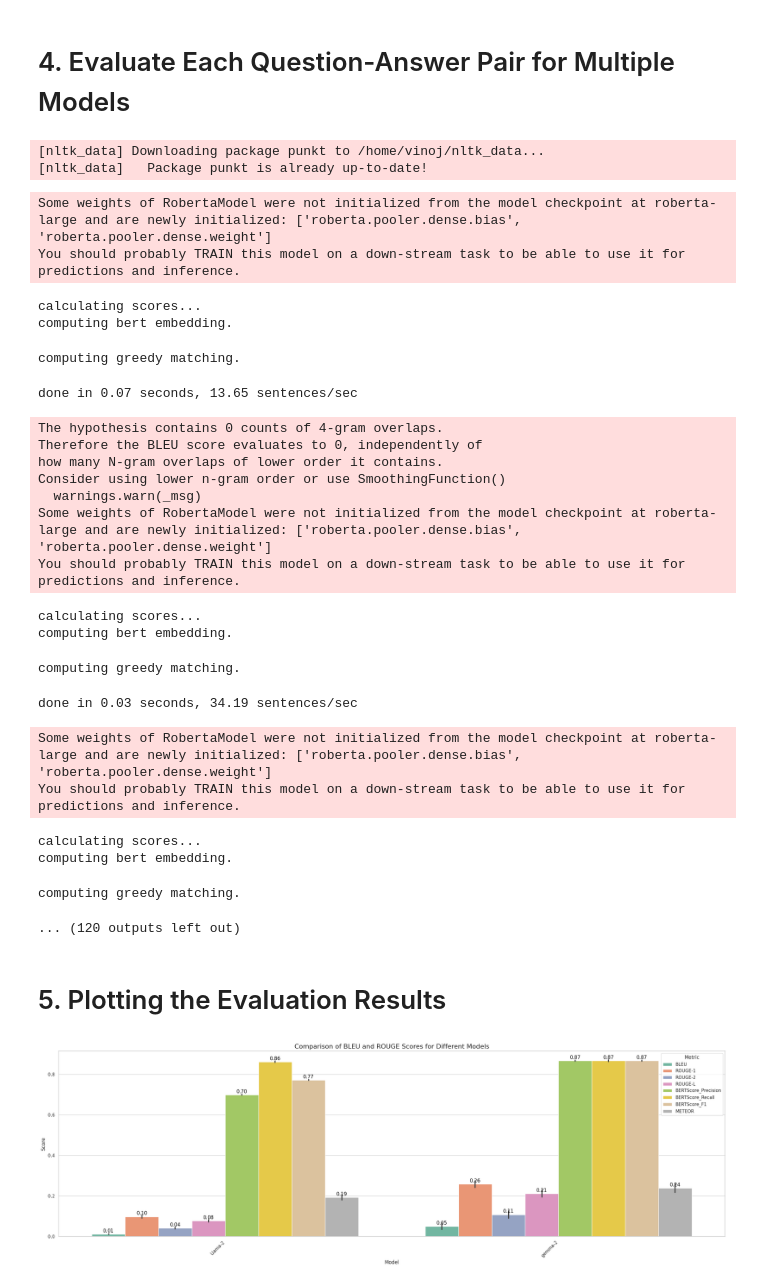
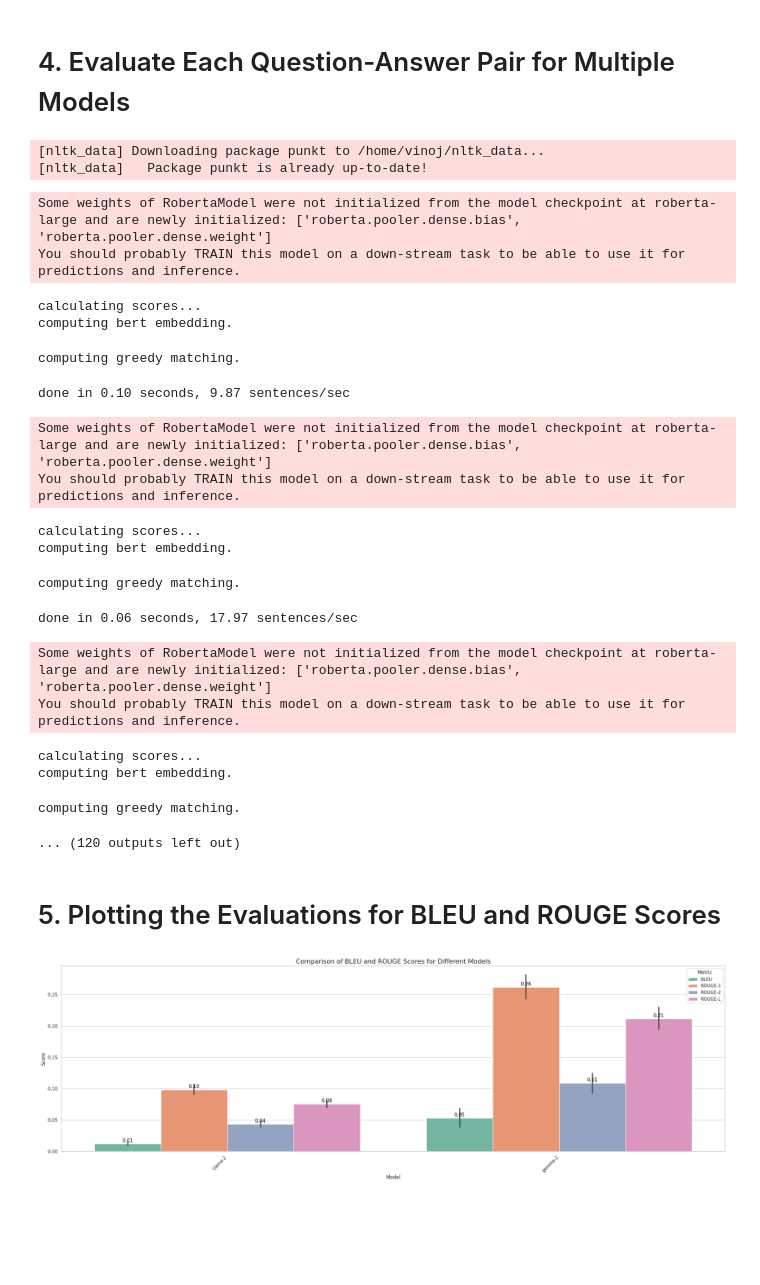
Before and after one commit to vinoj-umich/capstone, a Jupyter notebook: rag_evaluation.ipynb, the cells around one changed output. Drawn from its saved outputs; the diff is of its cells as text; code cells hidden in the pictures; blank space fills up the shorter version.

Commit message:
added more visualizations

```diff
--- a/rag_evaluation.ipynb
+++ b/rag_evaluation.ipynb
@@ -209,6 +223,7 @@ def ask(document_source, query, tokenizer, llm_model, temperature=0.5, max_new_t
 # %%
 # Ensure nltk's punkt tokenizer is downloaded
 nltk.download('punkt')
+embedding_model = SentenceTransformer('all-MiniLM-L6-v2')
 
 # Function to calculate BERTScore
 def evaluate_bertscore(reference, generated):
@@ -223,6 +238,17 @@ def evaluate_meteor(reference, generated):
 
     # Calculate and return the METEOR score
     return meteor_score.single_meteor_score(reference_tokens, generated_tokens)
+
+# Load a pre-trained Sentence Transformer model
+# Function to calculate Cosine Similarity
+def calculate_cosine_similarity(reference, generated):
+    # Encode sentences to embeddings
+    reference_embedding = embedding_model.encode([reference])
+    generated_embedding = embedding_model.encode([generated])
+
+    # Compute cosine similarity between the two embeddings
+    similarity = cosine_similarity(reference_embedding, generated_embedding)
+    return similarity[0][0]
 
 # Function to load model and tokenizer
 def get_model_id(model_name):
@@ -242,6 +268,9 @@ models = ["Llama-2", "gemma-2"]
 # Loop through the chunks in the dataframe (assuming each chunk is already grouped)
 for chunk_index, chunk in enumerate(df.groupby('para_id')):  # Assuming 'para_id' is the identifier
     chunk_data = chunk[1]  # Get the actual chunk
+
+    # if chunk_index  > 10: #For testing purpose only
+    #     break
 
     # Process each question-answer pair in the chunk
     for index, row in chunk_data.iterrows():
@@ -269,6 +298,10 @@ for chunk_index, chunk in enumerate(df.groupby('para_id')):  # Assuming 'para_id
             # Evaluate METEOR score
             meteor = evaluate_meteor(reference_answer, generated_answer)
 
+           # Calculate Cosine Similarity
+            cosine_similarity_score = calculate_cosine_similarity(reference_answer, generated_answer)
+
+
             # Append the results for this chunk, question, and model
             # print(f"Model: {model_name}")
             # print(f"Chunk: {chunk_index}")
@@ -293,7 +326,8 @@ for chunk_index, chunk in enumerate(df.groupby('para_id')):  # Assuming 'para_id
                 "BERTScore_Precision": bert_p,
                 "BERTScore_Recall": bert_r,
                 "BERTScore_F1": bert_f1,
-                "METEOR": meteor
+                "METEOR": meteor,
+                "Cosine_Similarity": cosine_similarity_score
             })
 
 # Convert evaluation results into a DataFrame
@@ -306,18 +340,13 @@ You should probably TRAIN this model on a down-stream task to be able to use it
 calculating scores...
 computing bert embedding.
 computing greedy matching.
-done in 0.07 seconds, 13.65 sentences/sec
+done in 0.10 seconds, 9.87 sentences/sec
-The hypothesis contains 0 counts of 4-gram overlaps.
-Therefore the BLEU score evaluates to 0, independently of
-how many N-gram overlaps of lower order it contains.
-Consider using lower n-gram order or use SmoothingFunction()
-  warnings.warn(_msg)
 Some weights of RobertaModel were not initialized from the model checkpoint at roberta-large and are newly initialized: ['roberta.pooler.dense.bias', 'roberta.pooler.dense.weight']
 You should probably TRAIN this model on a down-stream task to be able to use it for predictions and inference.
 calculating scores...
 computing bert embedding.
 computing greedy matching.
-done in 0.03 seconds, 34.19 sentences/sec
+done in 0.06 seconds, 17.97 sentences/sec
 Some weights of RobertaModel were not initialized from the model checkpoint at roberta-large and are newly initialized: ['roberta.pooler.dense.bias', 'roberta.pooler.dense.weight']
 You should probably TRAIN this model on a down-stream task to be able to use it for predictions and inference.
 calculating scores...
@@ -325,7 +354,7 @@ computing bert embedding.
 computing greedy matching.
 ... (120 outputs left out)
 # %% [markdown]
-# 5. Plotting the Evaluation Results
+# 5. Plotting the Evaluations for BLEU and ROUGE Scores
 # %%
 import matplotlib.pyplot as plt
 import seaborn as sns
@@ -333,34 +362,34 @@ import pandas as pd
 
 # Reshaping the data into a long format
 melted_scores = eval_df.melt(id_vars="Model",
-                                    value_vars=["BLEU", "ROUGE-1", "ROUGE-2", "ROUGE-L", 'BERTScore_Precision', 'BERTScore_Recall', 'BERTScore_F1', 'METEOR'],
+                                    value_vars=["BLEU", "ROUGE-1", "ROUGE-2", "ROUGE-L"],
                                     var_name="Metric",
                                     value_name="Score")
 
 # Set the plotting style
 sns.set(style="whitegrid")
 
 # Create the grouped bar chart
 plt.figure(figsize=(24, 8))
 ax = sns.barplot(x="Model", y="Score", hue="Metric", data=melted_scores, palette="Set2")
 
 # Title and labels
 plt.title("Comparison of BLEU and ROUGE Scores for Different Models", fontsize=16)
 plt.ylabel("Score", fontsize=12)
 plt.xlabel("Model", fontsize=12)
 
 # Rotate x-axis labels for better readability
 plt.xticks(rotation=45, ha="right")
 
 # Add annotations for each bar
 for p in ax.patches:
     ax.annotate(f'{p.get_height():.2f}', (p.get_x() + p.get_width() / 2., p.get_height()),
                 ha='center', va='center', fontsize=12, color='black',
                 xytext=(0, 8), textcoords='offset points')
 
 # Display the plot
 plt.legend(title="Metric", loc="upper right")
 plt.tight_layout()
 plt.show()
 # %% [output]
-[figure, old version]
+[figure, new version]
```
Also changed, not shown: parts of 4 cells of this notebook.
